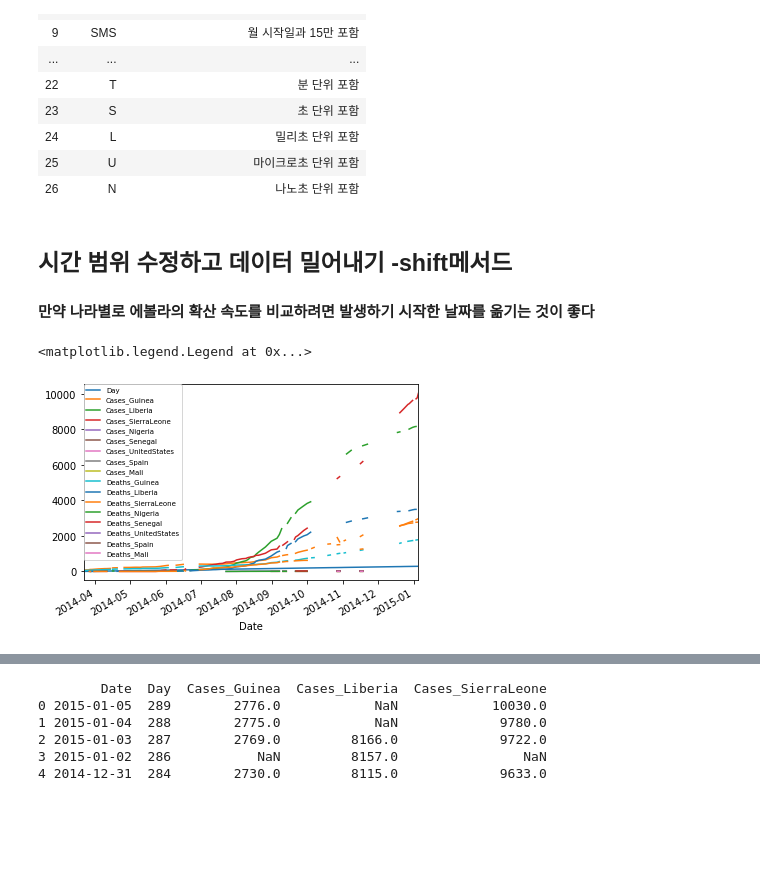
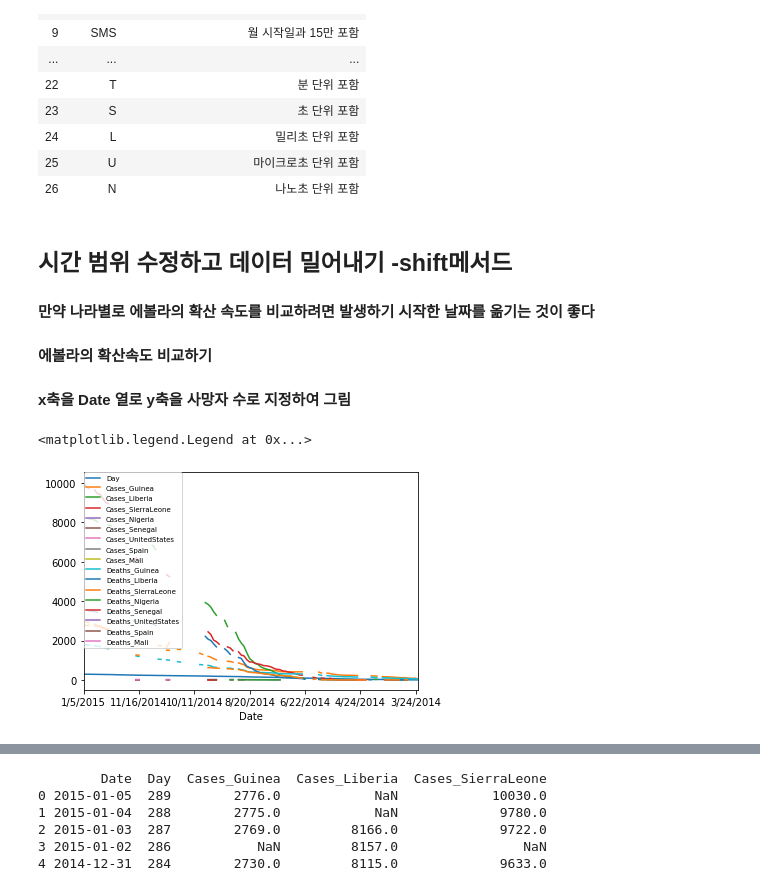
Before and after one commit to dkgulee/first_pandas_for-analysis, a Jupyter notebook: note/datetime.ipynb, the cells around one changed output, grey strips where cells are left out. Cells and saved outputs as stored; diff of their text form; code cells hidden in the pictures; blank space fills up the shorter version.

```diff
--- a/note/datetime.ipynb
+++ b/note/datetime.ipynb
@@ -664,13 +524,16 @@ DatetimeIndexfreq
 # %% [markdown]
 ## 시간 범위 수정하고 데이터 밀어내기 -shift메서드
 #### 만약 나라별로 에볼라의 확산 속도를 비교하려면 발생하기 시작한 날짜를 옮기는 것이 좋다
+#### 에볼라의 확산속도 비교하기
+#### x축을 Date 열로 y축을 사망자 수로 지정하여 그림
 # %%
 import matplotlib.pyplot as plt
+ebola = pd.read_csv('../data/country_timeseries.csv')
 ebola.index = ebola['Date']
 
 fig, ax =plt.subplots()
 ax = ebola.iloc[0:, 1:].plot(ax=ax)
 ax.legend(fontsize=7, loc=2, borderaxespad=0.)
 # %% [output]
 <matplotlib.legend.Legend at 0x...>
-[figure, old version]
+[figure, new version]
```
Also changed, not shown: parts of 43 cells of this notebook.
